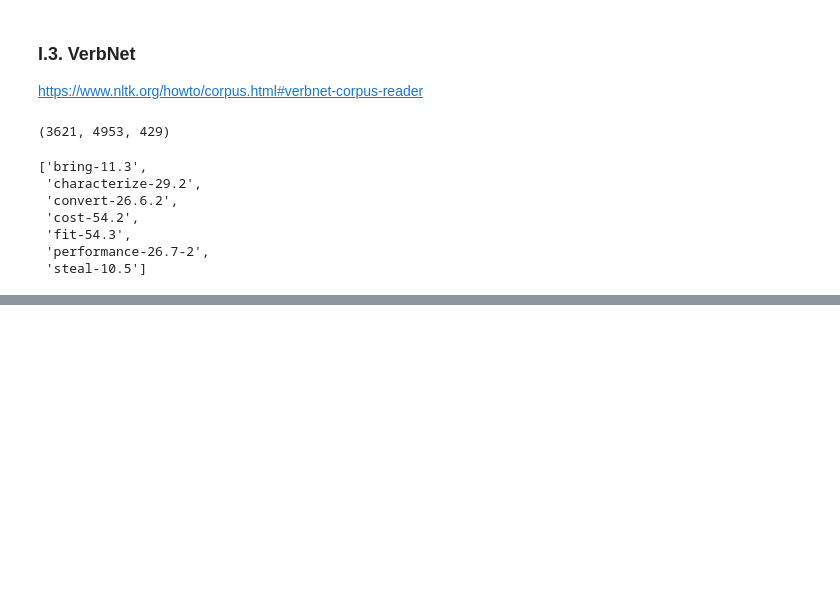
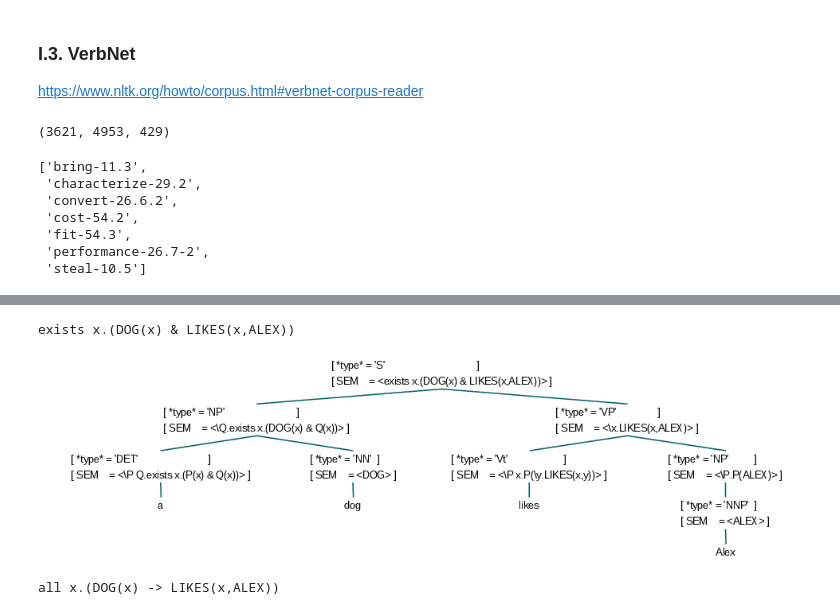
Before and after one commit to projeduc/ESI_TALN, a Jupyter notebook: tuto/CH07/sentsem_python_NLTK.ipynb, the cells around one changed output, grey strips where cells are left out. Drawn from its saved outputs; the diff is of its cells as text; code cells hidden in the pictures; blank space fills up the shorter version.

```diff
--- a/tuto/CH07/sentsem_python_NLTK.ipynb
+++ b/tuto/CH07/sentsem_python_NLTK.ipynb
@@ -229,0 +441,19 @@ https://www.nltk.org/book/ch10.html
+# %%
+parser = load_parser('./res/g2.fcfg', trace=0)
+sentence = 'a dog likes Alex'
+tokens = sentence.split()
+for tree in parser.parse(tokens):
+    print(tree.label()['SEM'])
+# %% [output]
+exists x.(DOG(x) & LIKES(x,ALEX))
+# %%
+tree
+# %% [output]
+[figure, added]
+# %%
+sentence = 'every dog likes Alex'
+tokens = sentence.split()
+for tree in parser.parse(tokens):
+    print(tree.label()['SEM'])
+# %% [output]
+all x.(DOG(x) -> LIKES(x,ALEX))
```
Also changed, not shown: parts of 38 cells of this notebook, 3 other files.
